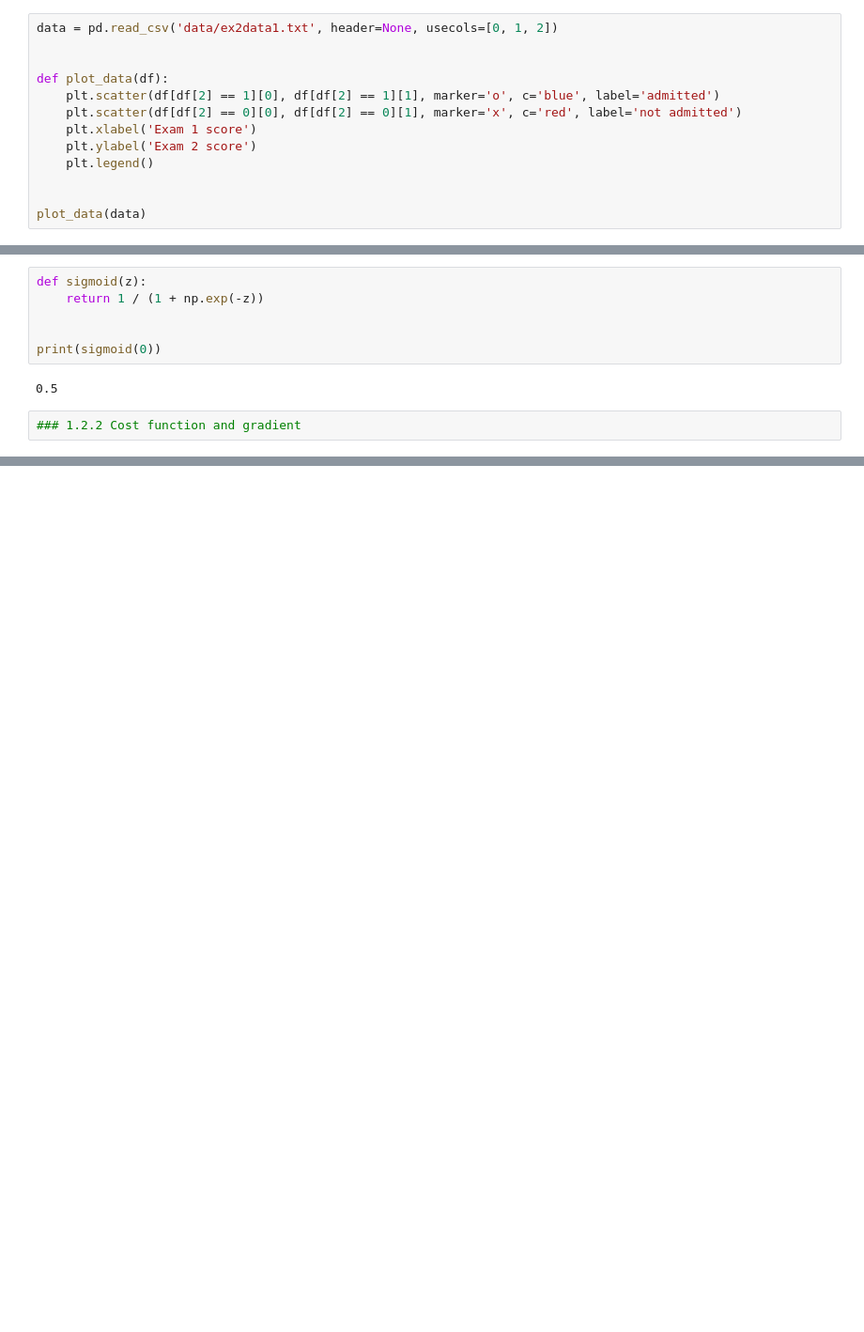
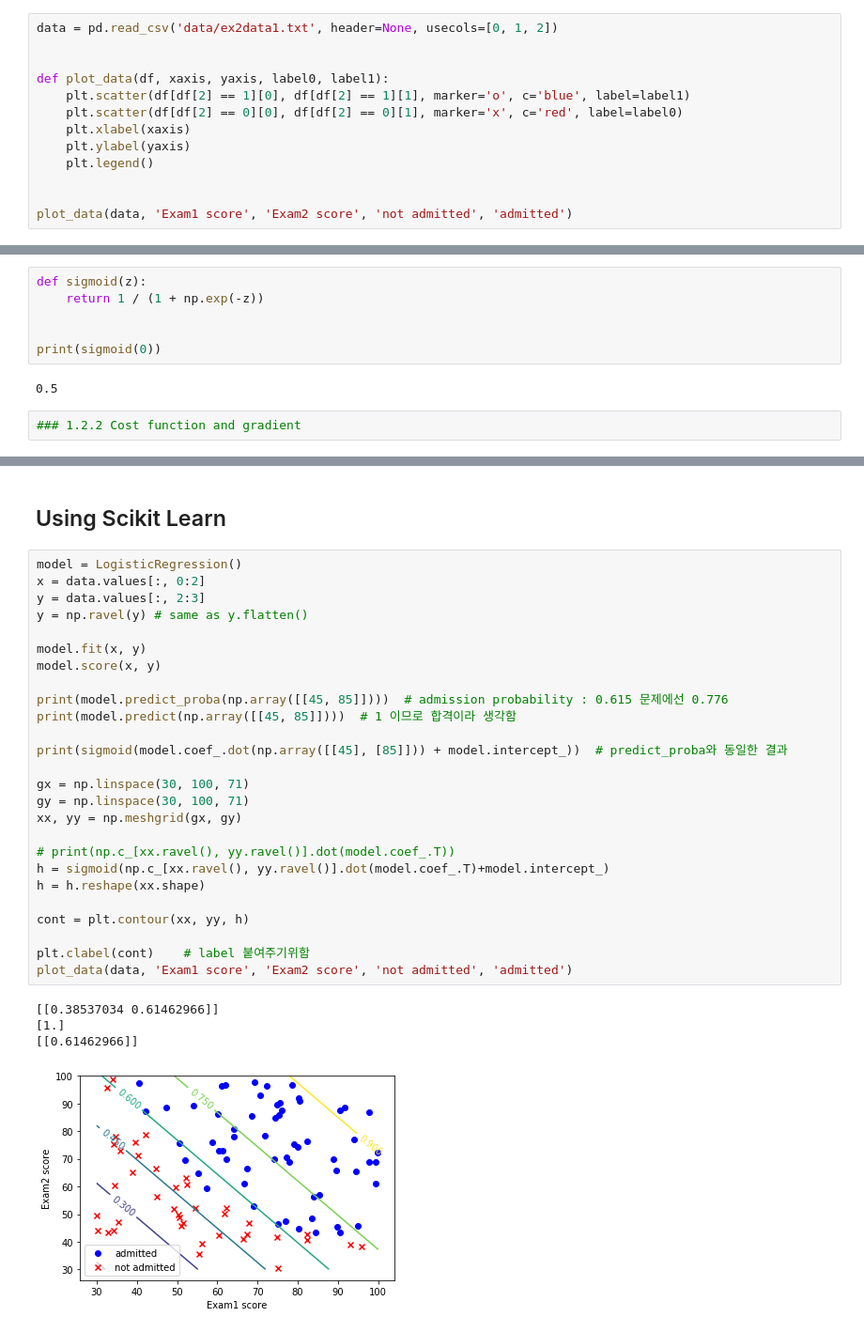
Before and after one commit to fransoaardi/coursera-ml, a Jupyter notebook: LogisticRegression.ipynb, the cells around one changed output, grey strips where cells are left out. Shown at 94% size. Drawn from its saved outputs; the diff is of its cells as text; blank space fills up the shorter version.

Commit message:
2018/06/10, linear regression

```diff
--- a/LogisticRegression.ipynb
+++ b/LogisticRegression.ipynb
@@ -8,15 +12,15 @@ import matplotlib.pyplot as plt
 data = pd.read_csv('data/ex2data1.txt', header=None, usecols=[0, 1, 2])
 
 
-def plot_data(df):
-    plt.scatter(df[df[2] == 1][0], df[df[2] == 1][1], marker='o', c='blue', label='admitted')
-    plt.scatter(df[df[2] == 0][0], df[df[2] == 0][1], marker='x', c='red', label='not admitted')
-    plt.xlabel('Exam 1 score')
-    plt.ylabel('Exam 2 score')
+def plot_data(df, xaxis, yaxis, label0, label1):
+    plt.scatter(df[df[2] == 1][0], df[df[2] == 1][1], marker='o', c='blue', label=label1)
+    plt.scatter(df[df[2] == 0][0], df[df[2] == 0][1], marker='x', c='red', label=label0)
+    plt.xlabel(xaxis)
+    plt.ylabel(yaxis)
     plt.legend()
 
 
-plot_data(data)
+plot_data(data, 'Exam1 score', 'Exam2 score', 'not admitted', 'admitted')
 # %% [output]
 [figure]
 # %%
@@ -77,0 +96,33 @@ max     99.827858   98.869436    1.000000
+# %% [markdown]
+## Using Scikit Learn
+# %%
+model = LogisticRegression()
+x = data.values[:, 0:2]
+y = data.values[:, 2:3]
+y = np.ravel(y) # same as y.flatten()
+
+model.fit(x, y)
+model.score(x, y)
+
+print(model.predict_proba(np.array([[45, 85]])))  # admission probability : 0.615 문제에선 0.776
+print(model.predict(np.array([[45, 85]])))  # 1 이므로 합격이라 생각함
+
+print(sigmoid(model.coef_.dot(np.array([[45], [85]])) + model.intercept_))  # predict_proba와 동일한 결과
+
+gx = np.linspace(30, 100, 71)
+gy = np.linspace(30, 100, 71)
+xx, yy = np.meshgrid(gx, gy)
+
+# print(np.c_[xx.ravel(), yy.ravel()].dot(model.coef_.T))
+h = sigmoid(np.c_[xx.ravel(), yy.ravel()].dot(model.coef_.T)+model.intercept_)
+h = h.reshape(xx.shape)
+
+cont = plt.contour(xx, yy, h)
+
+plt.clabel(cont)    # label 붙여주기위함
+plot_data(data, 'Exam1 score', 'Exam2 score', 'not admitted', 'admitted')
+# %% [output]
+[[0.38537034 0.61462966]]
+[1.]
+[[0.61462966]]
+[figure, added]
```
Also changed, not shown: parts of 9 cells of this notebook, 2 other files.
